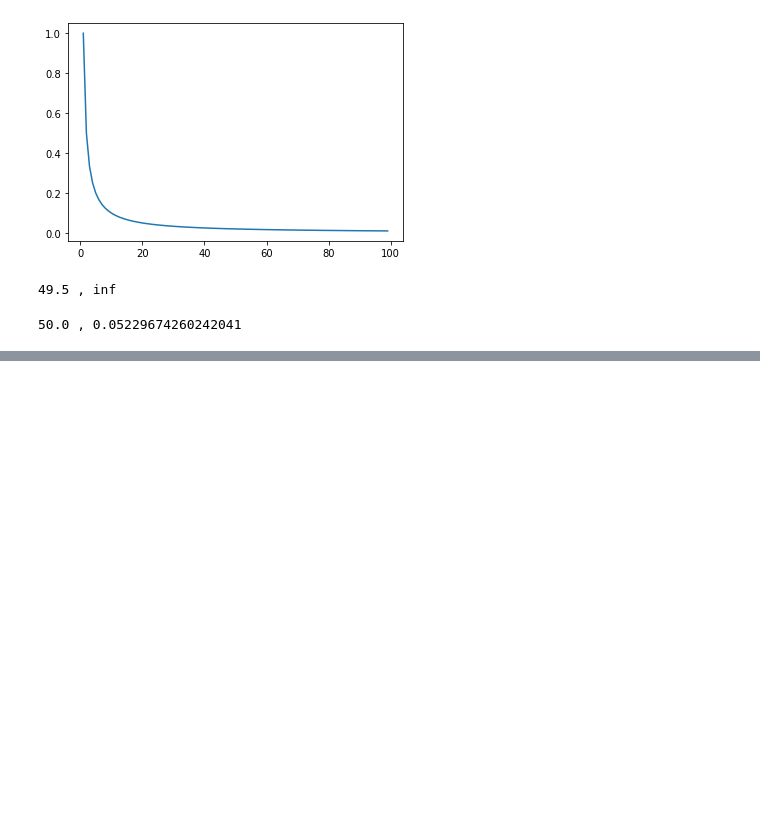
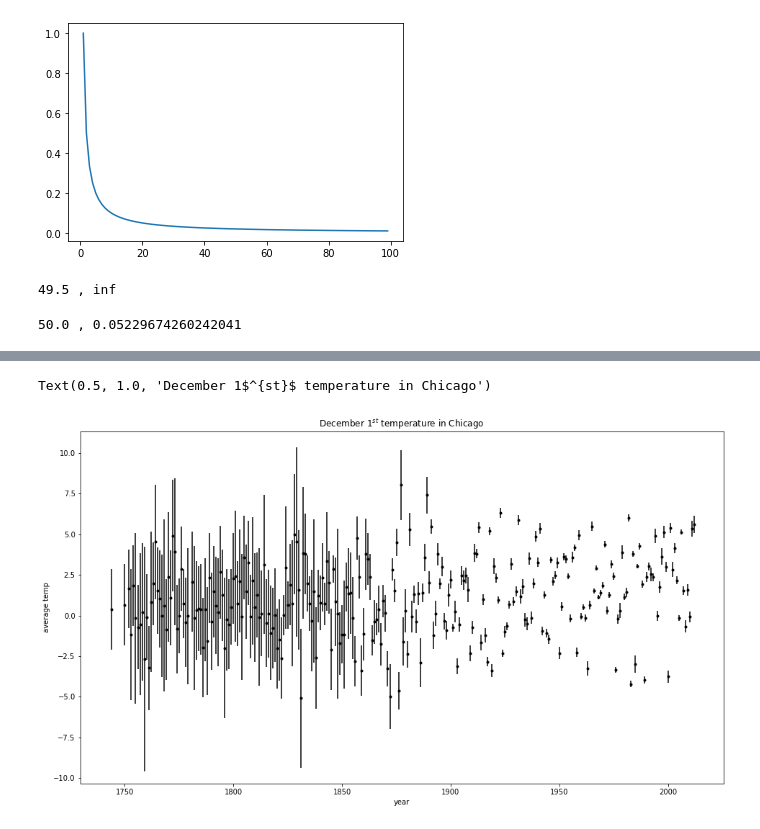
Before and after one commit to bgold-cosmos/mm2022, a Jupyter notebook: Week2a.ipynb, the cells around one changed output, grey strips where cells are left out. Cells and saved outputs as stored; diff of their text form; code cells hidden in the pictures; blank space fills up the shorter version.

```diff
--- a/Week2a.ipynb
+++ b/Week2a.ipynb
@@ -22,0 +42,10 @@ data = pd.read_csv('GlobalLandTemperaturesByMajorCity.csv')
+# %%
+dy = data.AverageTemperatureUncertainty[ii]
+pp.figure(figsize=(16,9))
+pp.errorbar(x,y,dy, fmt='k.')
+pp.xlabel('year')
+pp.ylabel('average temp')
+pp.title('December 1$^{st}$ temperature in Chicago')
+# %% [output]
+Text(0.5, 1.0, 'December 1$^{st}$ temperature in Chicago')
+[figure, added]
```
Also changed, not shown: parts of 5 cells of this notebook.
